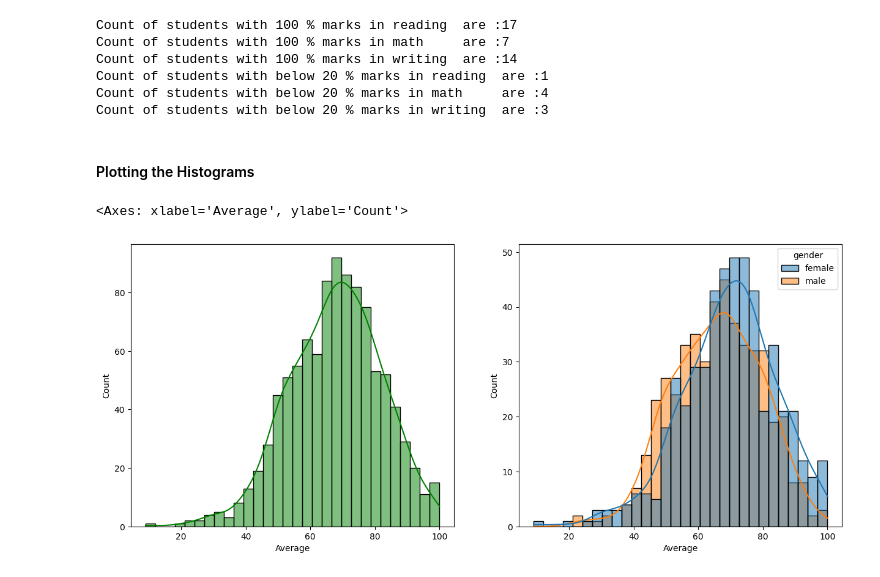
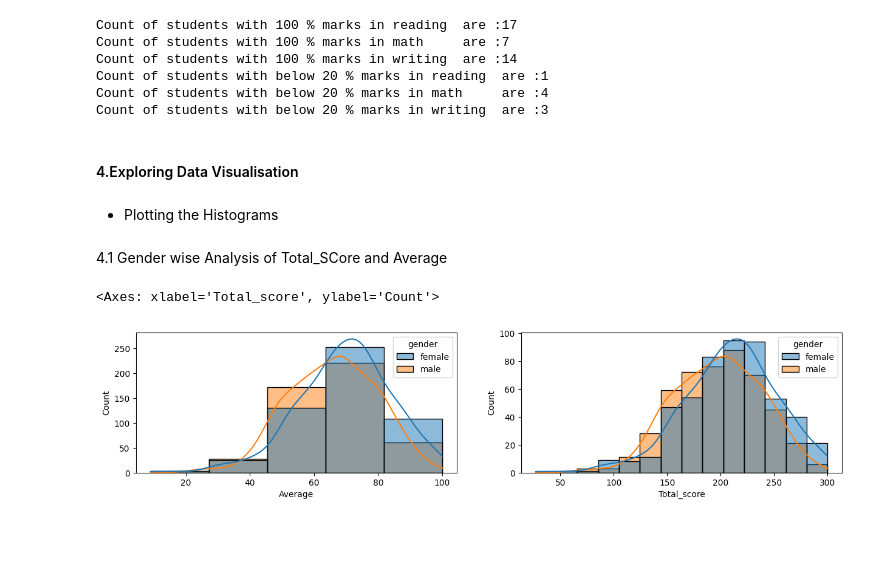
Before and after one commit to Deep-art-commits/MachineLearning_Projects, a Jupyter notebook: notebook/1 . EDA STUDENT PERFORMANCE .ipynb, the cells around one changed output. Drawn from its saved outputs; the diff is of its cells as text; code cells hidden in the pictures; blank space fills up the shorter version.

```diff
--- a/notebook/1 . EDA STUDENT PERFORMANCE .ipynb
+++ b/notebook/1 . EDA STUDENT PERFORMANCE .ipynb
@@ -187,14 +187,20 @@ Count of students with 100 % marks in writing  are :14
 Count of students with below 20 % marks in reading  are :1
 Count of students with below 20 % marks in math     are :4
 Count of students with below 20 % marks in writing  are :3
+# %% [markdown]
+#### 4.Exploring Data Visualisation
 # %% [markdown]
-#### Plotting the Histograms
+- Plotting the Histograms
+# %% [markdown]
+4.1 Gender wise Analysis of Total_SCore and Average
 # %%
-plt.figure(figsize=(15,6))
+plt.subplots(1,2,figsize=(15,3))
+
 plt.subplot(1,2,1)
-sns.histplot(data=df,x='Average',bins=30,kde=True,color='g')
+sns.histplot(data=df,x='Average',bins=30,kde=True,hue='gender',binwidth=20)
+
 plt.subplot(1,2,2)
-sns.histplot(data=df,x='Average',bins=30,kde=True,hue='gender')
+sns.histplot(data=df,x='Total_score',bins=30,kde=True,hue='gender',binwidth=20)
 # %% [output]
-<Axes: xlabel='Average', ylabel='Count'>
+<Axes: xlabel='Total_score', ylabel='Count'>
-[figure, old version]
+[figure, new version]
```
Also changed, not shown: parts of 13 cells of this notebook.
